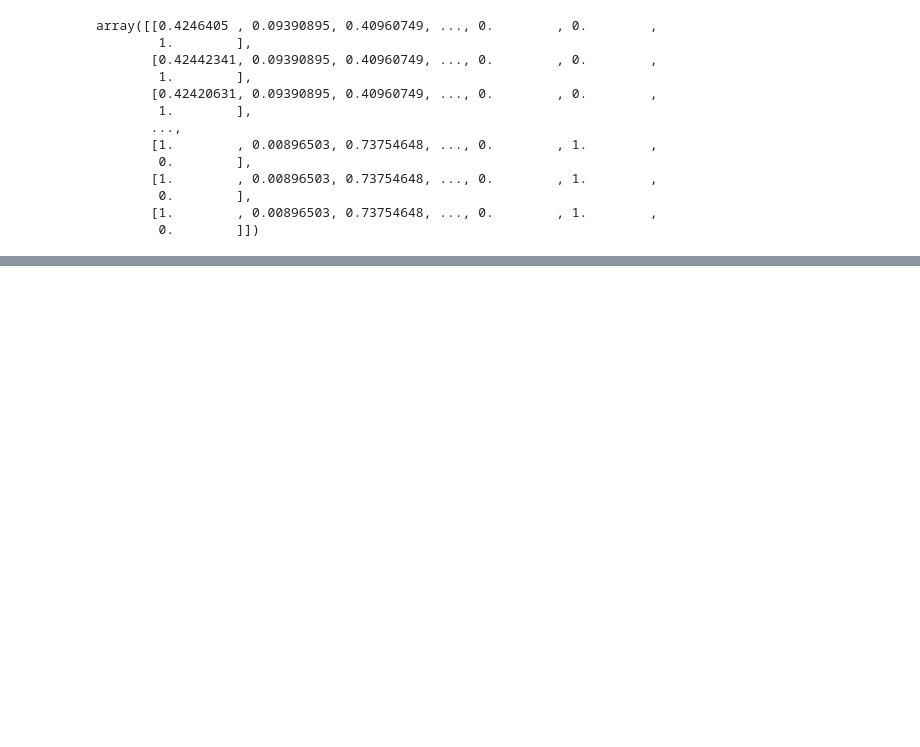
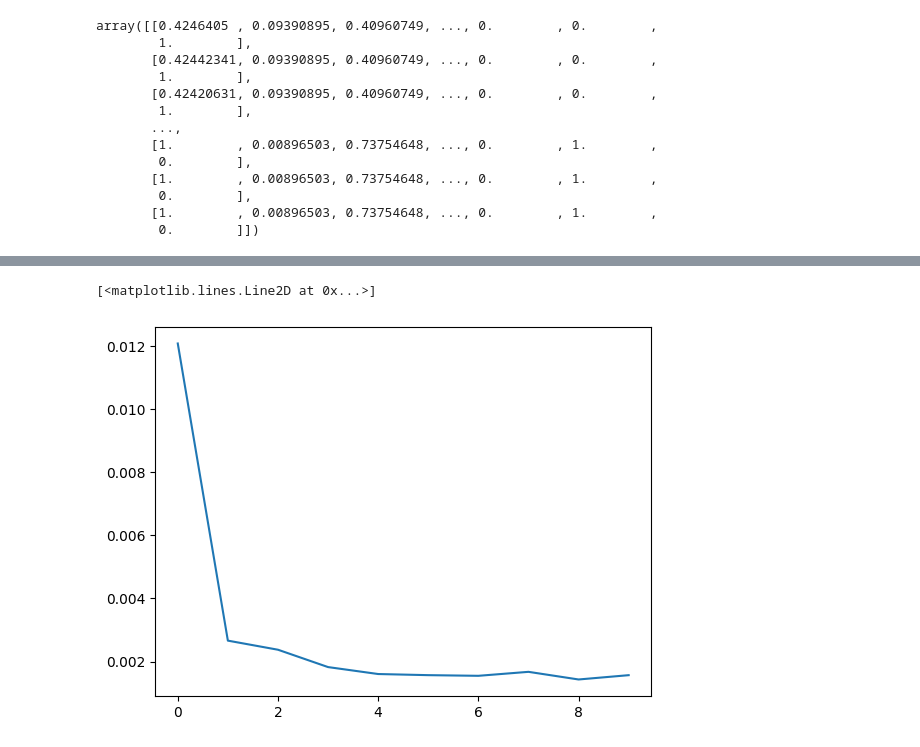
Before and after one commit to dyce135/Algorithmic_Tennis_Betting, a Jupyter notebook: model_benchmark.ipynb, the cells around one changed output, grey strips where cells are left out. Cells and saved outputs as stored; diff of their text form; code cells hidden in the pictures; blank space fills up the shorter version.

```diff
--- a/model_benchmark.ipynb
+++ b/model_benchmark.ipynb
@@ -145,0 +244,5 @@ preds = model.predict(test_x)
+# %%
+plt.plot(history.history['loss'])
+# %% [output]
+[<matplotlib.lines.Line2D at 0x...>]
+[figure, added]
```
Also changed, not shown: parts of 14 cells of this notebook, 32 other files.
